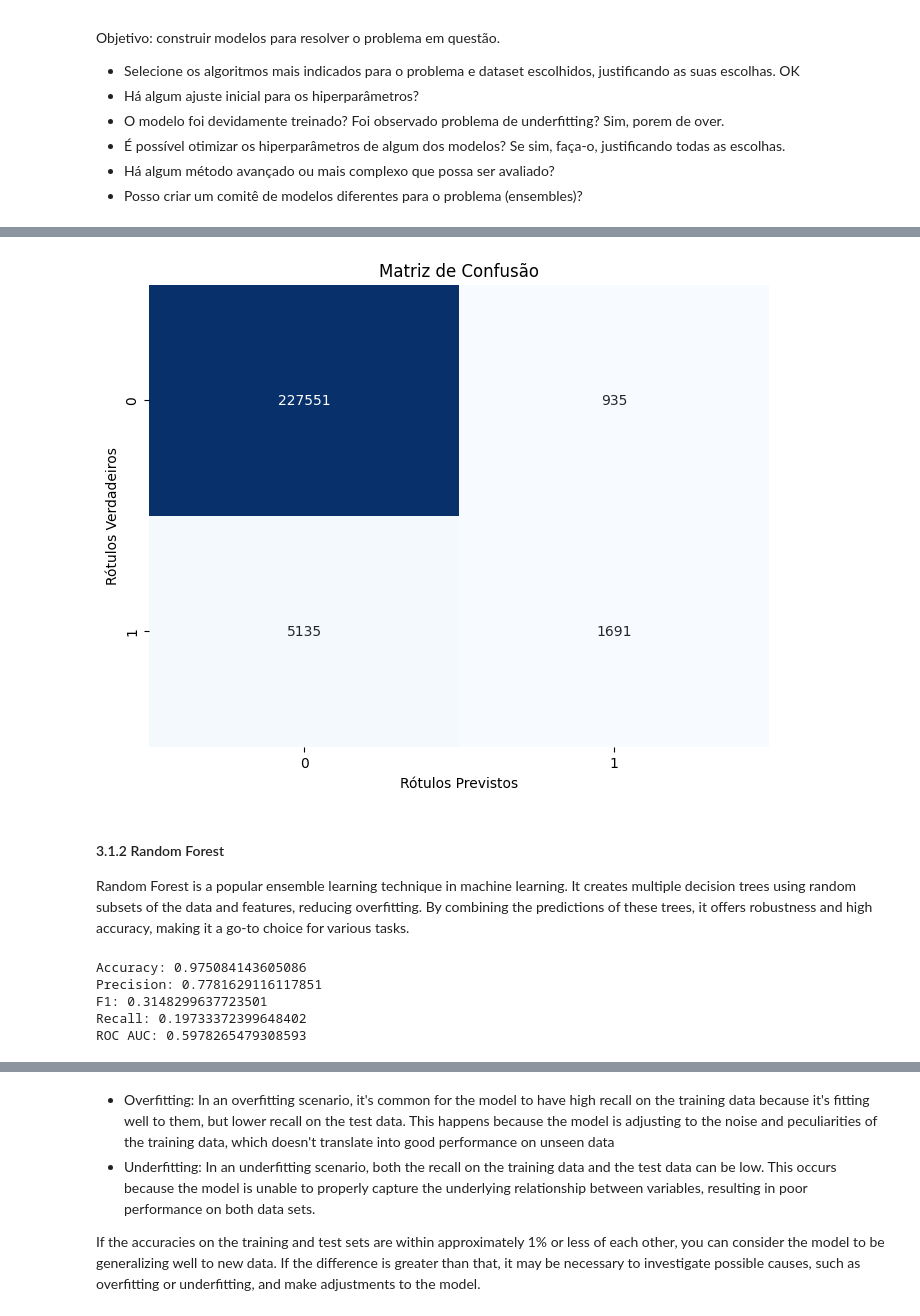
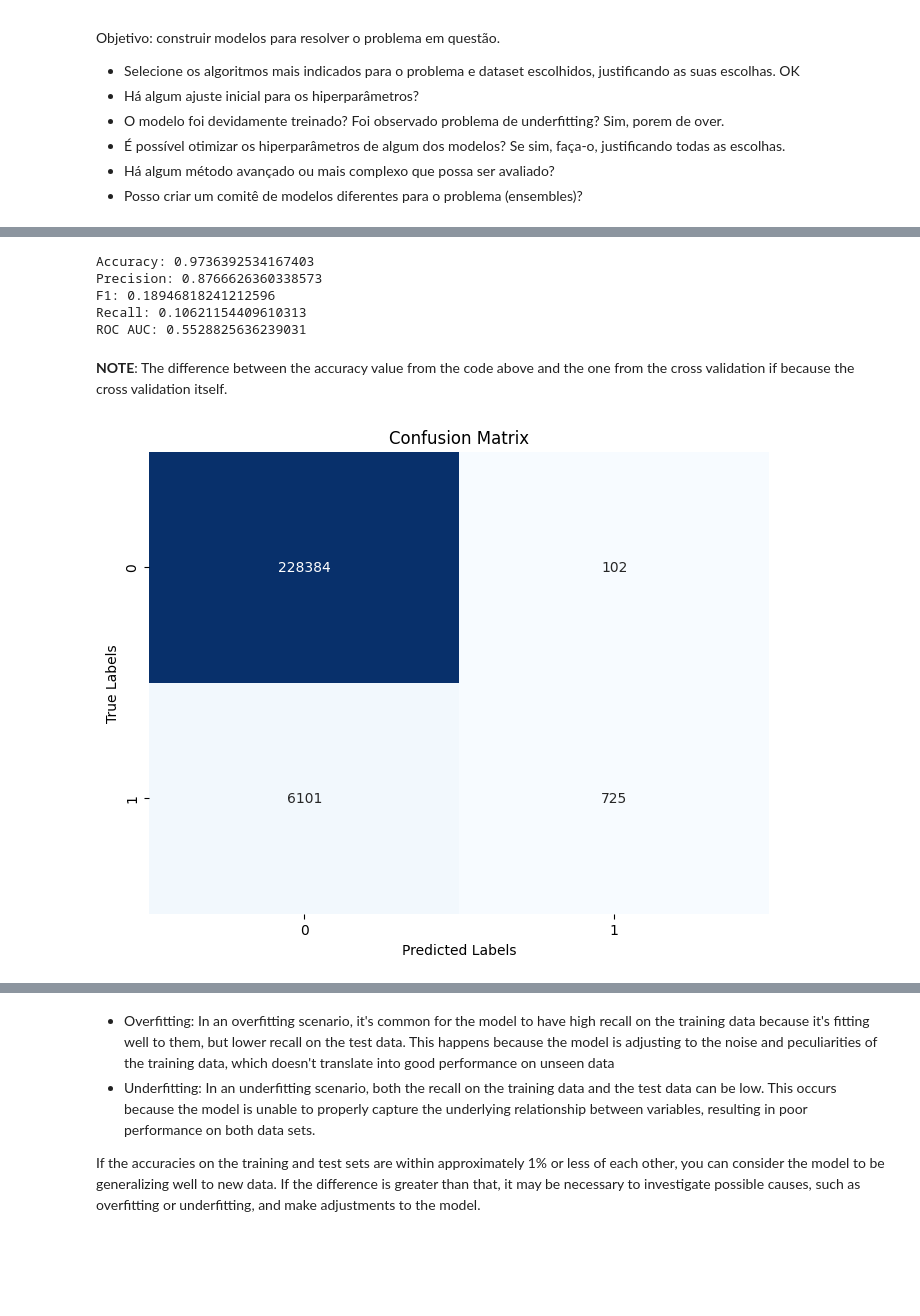
Before and after one commit to bbucalonserra/data_analysis_and_best_practices, a Jupyter notebook: machine_learning_and_analytics.ipynb, the cells around one changed output, grey strips where cells are left out. Drawn from its saved outputs; the diff is of its cells as text; code cells hidden in the pictures; blank space fills up the shorter version.

```diff
--- a/machine_learning_and_analytics.ipynb
+++ b/machine_learning_and_analytics.ipynb
@@ -580,7 +585,7 @@ is_delivery_delayed         0
 dtype: int64
 # %%
 # Reset index from dataframe
-orders_df = orders_df.reset_index(drop=True)
+orders_records_df = orders_records_df.reset_index(drop=True)
 # %% [markdown]
 There is no need to transform the data types, since it is all properly set.
 # %% [markdown]
@@ -604,13 +609,13 @@ display(orders_df.head())
 | 4 | 110.80 | 11.9 | 9.32 | 22 | 23 | ... |
 # %%
 # Changing names of columns to upper case
-orders_df.columns = orders_df.columns.str.upper()
+orders_records_df.columns = orders_records_df.columns.str.upper()
 
 # Replace spaces with underscore
-orders_df.columns = orders_df.columns.str.replace(' ', '_')
+orders_records_df.columns = orders_records_df.columns.str.replace(' ', '_')
 
 # Check if the operation was well done
-orders_df.columns
+orders_records_df.columns
 # %% [output]
 Index(['ORDER_AMOUNT', 'ORDER_DELIVERY_FEE', 'ORDER_DELIVERY_COST',
        'ORDER_CREATED_HOUR', 'ORDER_CREATED_MINUTE', 'ORDER_CREATED_DAY',
@@ -647,10 +651,10 @@ The holdout method is a model evaluation technique in machine learning, where th
 First, let's create our variables for the train and test.
 # %%
 # Creating a variable with the return the values in an array format
-array = orders_df.values
+array = orders_records_df.values
 
 # Finding the position of the target attribute
-target_column_position = orders_df.columns.get_loc('IS_DELIVERY_DELAYED')
+target_column_position = orders_records_df.columns.get_loc('IS_DELIVERY_DELAYED')
 
 # Creating the variable X, with X = attributes that will be used as features (features = atributos de entrada)
 X = array[:, np.r_[:target_column_position, 13:84]] # Select all instances (using ":"), but only the columns 0-11 and 13-84 (using "np.r_[:12, 13:85]")
@@ -1162,41 +1267,40 @@ ROC AUC: 0.6218185579969217
+# %%
+# Creating the Random Forest model
+rf_model = RandomForestClassifier(n_estimators=num_trees, max_features=max_features)
+
+# Training the Random Forest model with the training set
+rf_model.fit(X_train, y_train)
+
+# Making predictions with the test set
+y_pred = rf_model.predict(X_test)
+
+# Calculating evaluation metrics on the test set
+print("Accuracy:", accuracy_score(y_test, y_pred))
+print("Precision:", precision_score(y_test, y_pred))
+print("F1:", f1_score(y_test, y_pred))
+print("Recall:", recall_score(y_test, y_pred))
+print("ROC AUC:", roc_auc_score(y_test, y_pred))
+# %% [output]
+Accuracy: 0.9736392534167403
+Precision: 0.8766626360338573
+F1: 0.18946818241212596
+Recall: 0.10621154409610313
+ROC AUC: 0.5528825636239031
+# %% [markdown]
+**NOTE**: The difference between the accuracy value from the code above and the one from the cross validation if because the cross validation itself.
 # %%
-# Faça previsões no conjunto de teste
-y_pred = bagging_model.predict(X_test)
+# Make predictions on the test set
+y_pred = rf_model.predict(X_test)
 
-# Calcule a matriz de confusão usando os rótulos verdadeiros (y_test) e as previsões do modelo (y_pred)
+# Calculate the confusion matrix using the true labels (y_test) and the model predictions (y_pred)
 cm = confusion_matrix(y_test, y_pred)
 
-# Plotar a matriz de confusão como um mapa de calor usando seaborn
+# Plot the confusion matrix as a heatmap using seaborn
 plt.figure(figsize=(8, 6))
 sns.heatmap(cm, annot=True, cmap='Blues', fmt='g', cbar=False)
-plt.title('Matriz de Confusão')
-plt.xlabel('Rótulos Previstos')
-plt.ylabel('Rótulos Verdadeiros')
+plt.title('Confusion Matrix')
+plt.xlabel('Predicted Labels')
+plt.ylabel('True Labels')
 plt.show()
 # %% [output]
-[figure, old version]
+[figure, new version]
-# %% [markdown]
-#### 3.1.2 Random Forest
-Random Forest is a popular ensemble learning technique in machine learning. It creates multiple decision trees using random subsets of the data and features, reducing overfitting. By combining the predictions of these trees, it offers robustness and high accuracy, making it a go-to choice for various tasks.
-# %%
-# Criando o modelo Random Forest
-rf_model = RandomForestClassifier(n_estimators=10, random_state=42)
-
-# Treinando o modelo Random Forest com o conjunto de treino
-rf_model.fit(X_train, y_train)
-
-# Fazendo as predições com o conjunto de teste
-testpred = rf_model.predict(X_test)
-
-# Estimando a metricas de avaliação no conjunto de teste
-print("Accuracy:", accuracy_score(y_test, testpred))
-print("Precision:", precision_score(y_test, testpred))
-print("F1:", f1_score(y_test, testpred))
-print("Recall:", recall_score(y_test, testpred))
-print("ROC AUC:", roc_auc_score(y_test, testpred))
-# %% [output]
-Accuracy: 0.975084143605086
-Precision: 0.7781629116117851
-F1: 0.3148299637723501
-Recall: 0.19733372399648402
-ROC AUC: 0.5978265479308593
```
Also changed, not shown: parts of 76 cells of this notebook.
